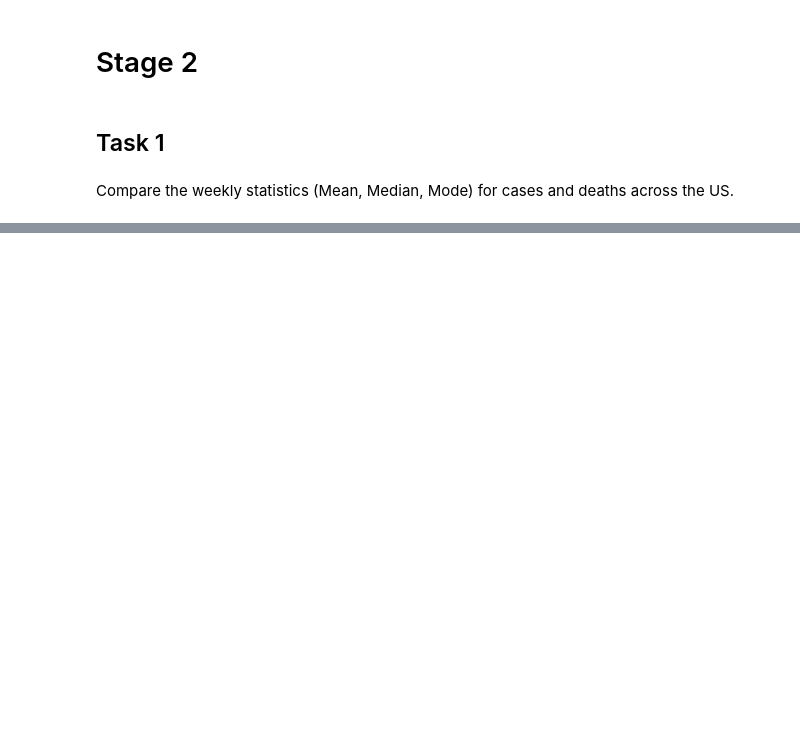
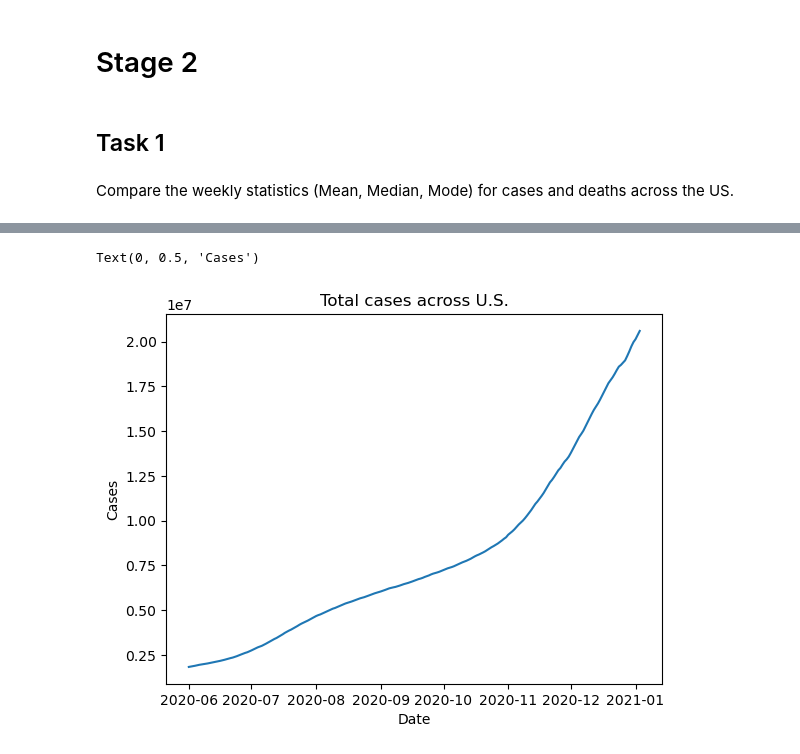
Before and after one commit to smbarber2/405ProjectGroup1, a Jupyter notebook: group_stage2.ipynb, the cells around one changed output, grey strips where cells are left out. Saved outputs shown, nothing was run; the diff lists cells and outputs as text; code cells hidden in the pictures; blank space fills up the shorter version.

```diff
--- a/group_stage2.ipynb
+++ b/group_stage2.ipynb
@@ -61,0 +77,10 @@ case_sums
+# %%
+cc_date_total = cc_date.T.sum(axis=1)
+plt.plot(cc_date_total)
+plt.title('Total cases across U.S.')
+plt.xlabel('Date')
+plt.ylabel('Cases')
+plt.show()
+# %% [output]
+Text(0, 0.5, 'Cases')
+[figure, added]
```
Also changed, not shown: parts of 4 cells of this notebook.
